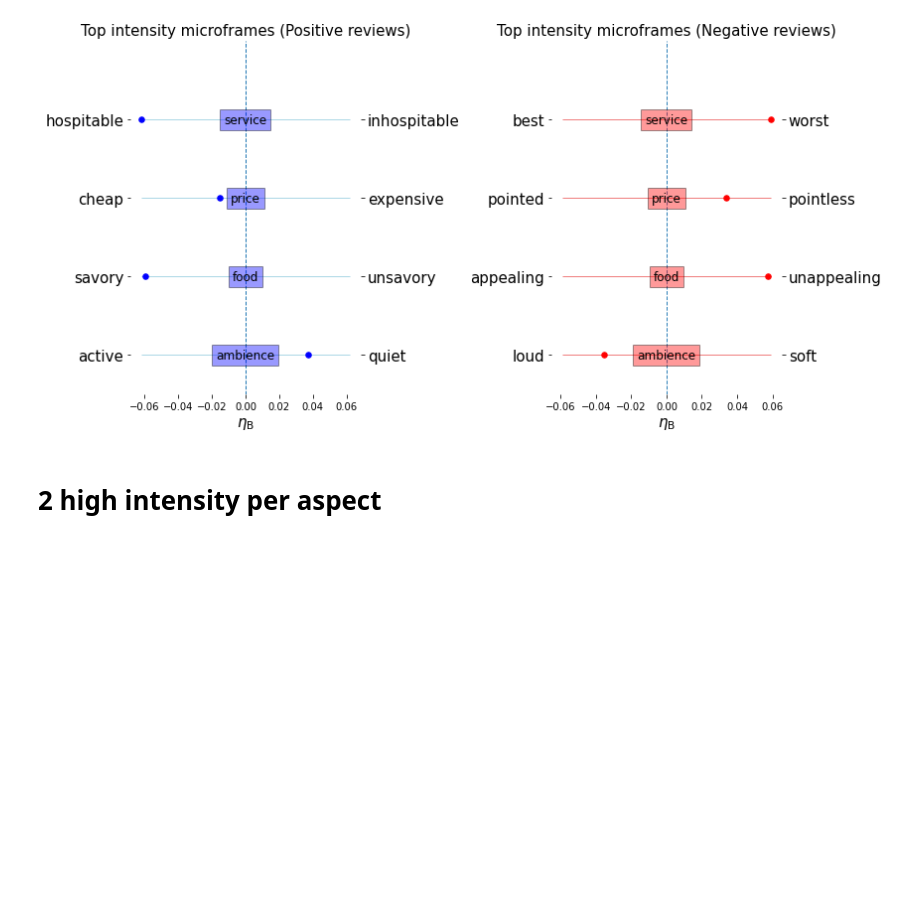
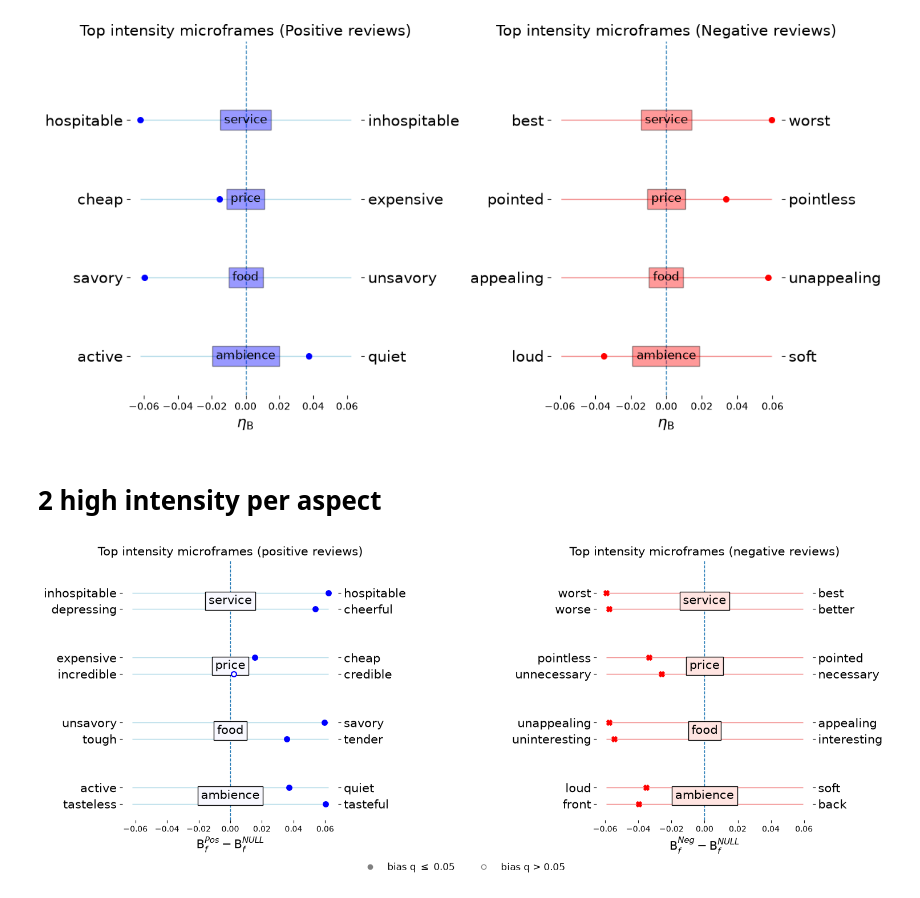
Before and after one commit to haewoon/frameaxis, a Jupyter notebook: examples/4_Draw side-by-side plot.ipynb, the cells around one changed output. Saved outputs shown, nothing was run; the diff lists cells and outputs as text; code cells hidden in the pictures; blank space fills up the shorter version.

```diff
--- a/examples/4_Draw side-by-side plot.ipynb
+++ b/examples/4_Draw side-by-side plot.ipynb
@@ -317,0 +184,71 @@ plt.savefig(f'review_frames_top_{TOP_k}.pdf', format='pdf')
+# %%
+from matplotlib import gridspec
+from matplotlib.lines import Line2D
+
+# Top-k intensity microframes per aspect, each placed at its microframe bias against the null model:
+# B_f^Pos - B_f^NULL (or B_f^Neg - B_f^NULL), i.e. diff_a_b in average/significant_axes_<aspect>_<sentiment>.tsv.
+# Each microframe's poles are ordered so the point falls on the right for positive reviews and on the
+# left for negative reviews; a hollow marker means that bias is not significant (BH q > ALPHA).
+# (Before #23 this cell plotted B_f^Pos - B_f^Neg under the same axis label, as the PeerJ paper's Figure 1B does.)
+
+HEIGHT = 0.5
+TOP_k = 2
+ALPHA = 0.05
+aspects = ['ambience', 'food', 'price', 'service']
+
+fig = plt.figure(figsize=(15, 6))
+gs = gridspec.GridSpec(1, 3, width_ratios=[3, 1, 3])
+panels = [(plt.subplot(gs[0]), 'positive', 1, 'b', 'o', 'lightblue', 'ghostwhite'),
+          (plt.subplot(gs[2]), 'negative', -1, 'r', 'X', 'lightcoral', 'mistyrose')]
+
+for ax, sentiment, side, color, marker, line_color, box_color in panels:
+    bs, ys, ylabels = [], [], []
+    for a_index, aspect in enumerate(aspects):
+        df_i = pd.read_csv(f'second_moment/significant_axes_{aspect}_{sentiment}.tsv', sep='\t')
+        significant_axes = list(df_i.query('q <= @ALPHA').sort_values('diff_a_b', ascending=False).iloc[0:TOP_k]['axis'])
+        df_b = pd.read_csv(f'average/significant_axes_{aspect}_{sentiment}.tsv', sep='\t')
+
+        for s_index, axis in enumerate(significant_axes):
+            row = df_b.query('axis==@axis').iloc[0]
+            bias = row['diff_a_b']
+            if bias * side < 0:
+                bias = -bias
+                r, l = eval(axis)
+                axis = str((l, r))
+            y = a_index + (TOP_k - s_index - 1) * HEIGHT * .5
+            significant = row['q'] <= ALPHA
+            ax.scatter(bias, y, s=40, zorder=5, marker=marker, linewidths=1.5,
+                       facecolors=color if significant else 'white', edgecolors=color)
+            bs.append(bias)
+            ys.append(y)
+            ylabels.append(eval(axis))
+        ax.text(0, a_index + HEIGHT * .5 / 2, aspect, fontsize=15, horizontalalignment='center',
+                verticalalignment='center', bbox=dict(facecolor=box_color))
+
+    lim = max(abs(b) for b in bs)
+    for y in ys:
+        ax.hlines(y, xmin=-lim, xmax=lim, linewidth=1, color=line_color, zorder=1)
+    ax.set_yticks(ys)
+    ax.set_yticklabels([label[0] for label in ylabels], fontsize=15)
+    ax.set_ylim(-HEIGHT / 2, len(aspects) - HEIGHT / 2)
+    ax.vlines(0, ymin=-HEIGHT / 2, ymax=len(aspects) - HEIGHT / 2, linestyle='--', linewidth=1)
+    ax.set_xlabel('$\\mathrm{B}_f^{%s}-\\mathrm{B}_f^{NULL}$' % ('Pos' if side > 0 else 'Neg'), fontsize=15)
+
+    ax_t = ax.twinx()
+    ax_t.yaxis.tick_right()
+    ax_t.set_yticks(ys)
+    ax_t.set_yticklabels([label[1] for label in ylabels], fontsize=15)
+    ax_t.set_ylim(-HEIGHT / 2, len(aspects) - HEIGHT / 2)
+    ax_t.set_title(f'Top intensity microframes ({sentiment} reviews)', fontsize=15)
+    for a in (ax, ax_t):
+        for spine in a.spines.values():
+            spine.set_visible(False)
+
+fig.legend(handles=[Line2D([], [], marker='o', linestyle='', color='gray', markerfacecolor='gray', label=f'bias q $\\leq$ {ALPHA}'),
+                    Line2D([], [], marker='o', linestyle='', color='gray', markerfacecolor='white', label=f'bias q > {ALPHA}')],
+           loc='lower center', ncol=2, frameon=False, fontsize=12)
+plt.tight_layout(rect=(0, 0.05, 1, 1))
+plt.savefig(f'review_frames_top_{TOP_k}.pdf', format='pdf')
+plt.savefig('../semeval14.png', dpi=100)
+# %% [output]
+[figure, added]
```
Also changed, not shown: parts of 7 cells of this notebook, 5 other files.
